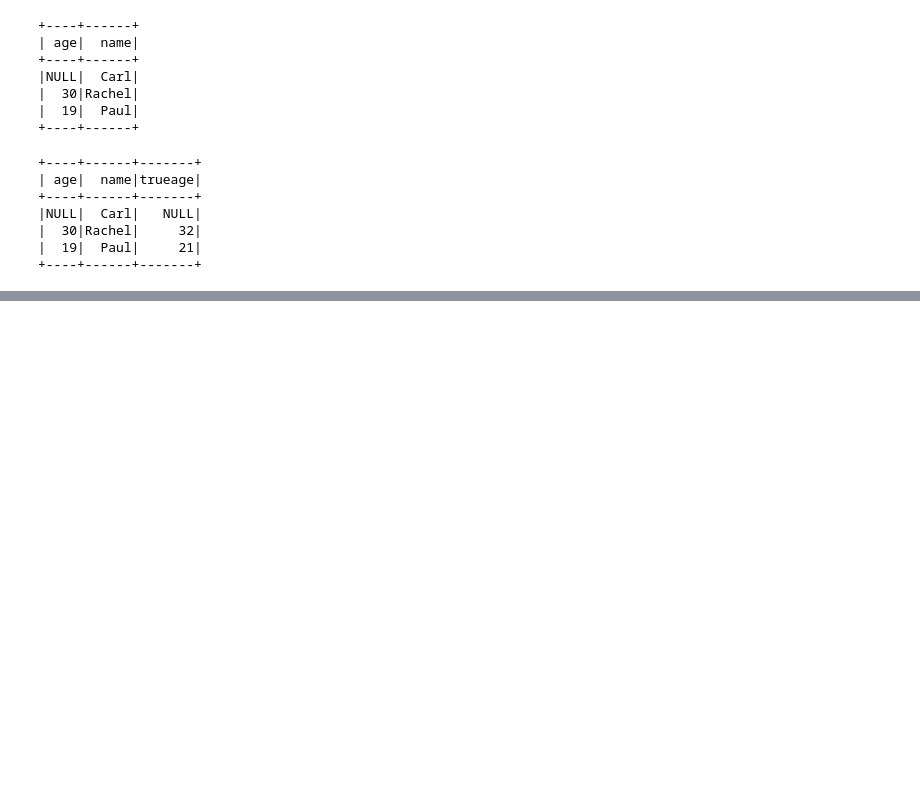
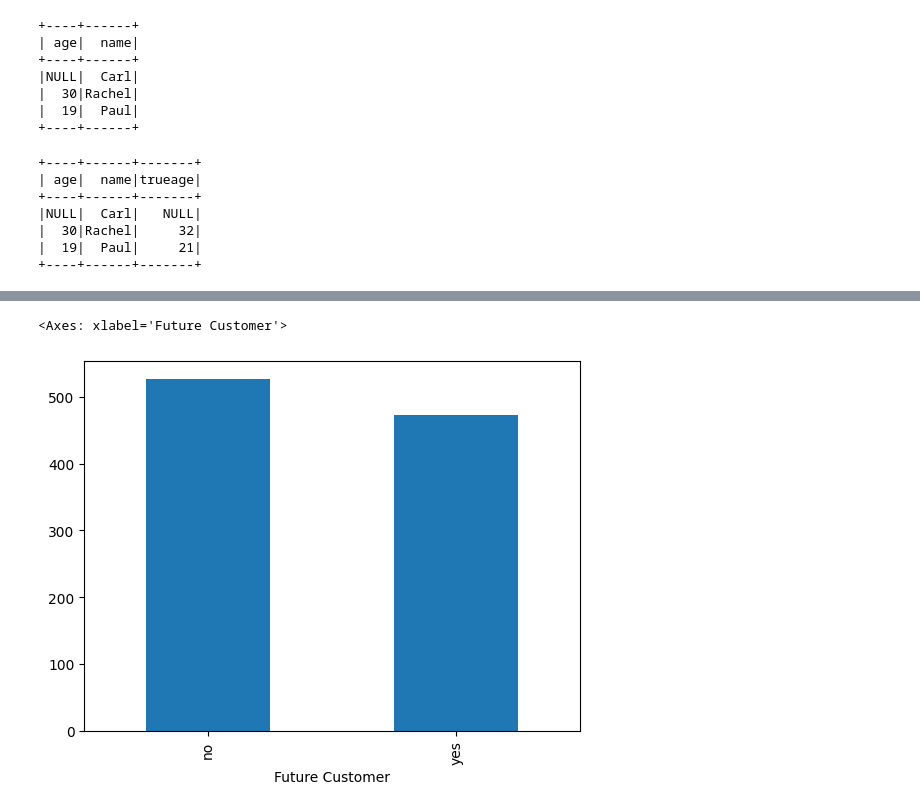
Before and after one commit to StanleyNyadzayo/python-markdown2, a Jupyter notebook: lab4.ipynb, the cells around one changed output, grey strips where cells are left out. Saved outputs shown, nothing was run; the diff lists cells and outputs as text; code cells hidden in the pictures; blank space fills up the shorter version.

```diff
--- a/lab4.ipynb
+++ b/lab4.ipynb
@@ -136,0 +654,5 @@ df.show()
+# %%
+df['Future Customer'].value_counts().plot(kind='bar')
+# %% [output]
+<Axes: xlabel='Future Customer'>
+[figure, added]
```
Also changed, not shown: parts of 41 cells of this notebook.
